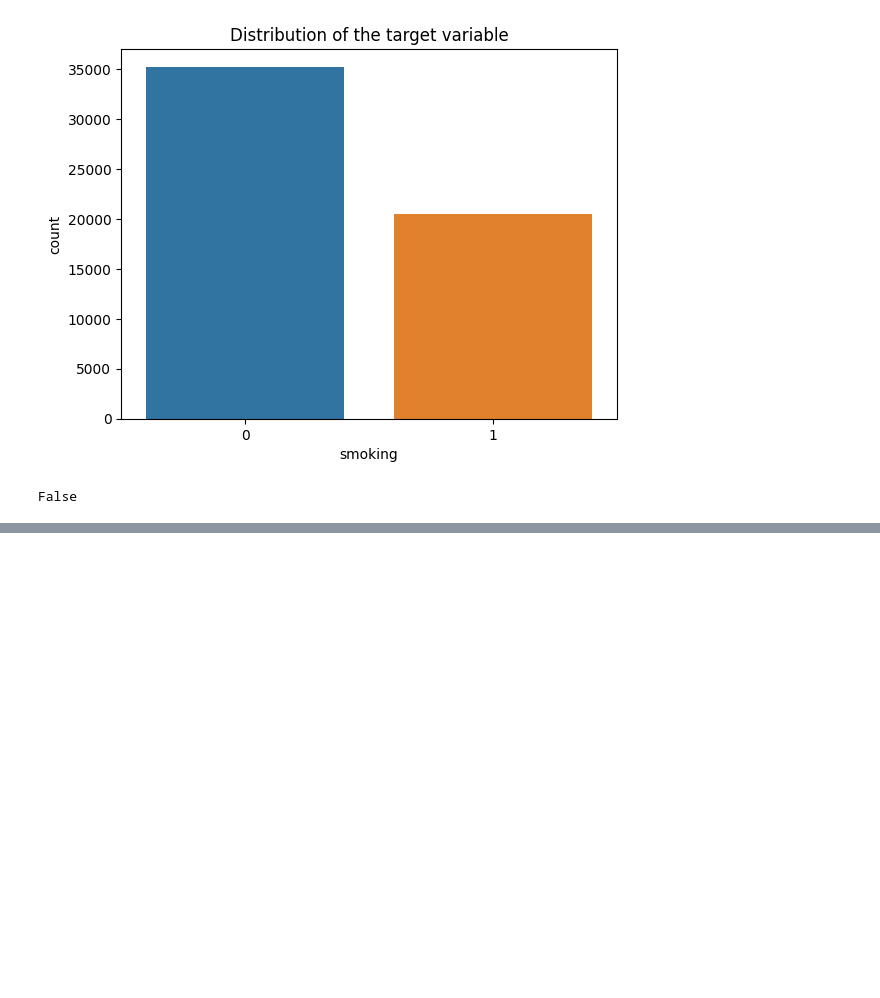
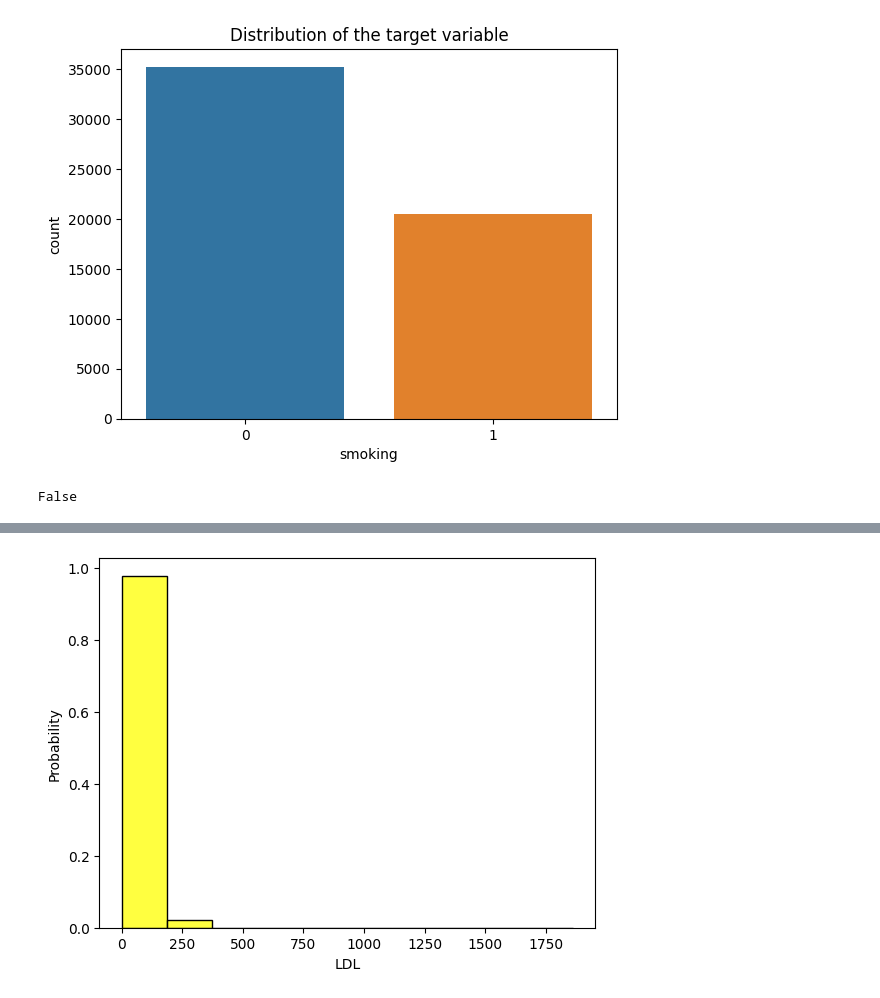
Before and after one commit to Renga1999/Data_Mining_Project_Body_Signal_due_to_smoking, a Jupyter notebook: Team2_python_project.ipynb, the cells around one changed output, grey strips where cells are left out. Cells and saved outputs as stored; diff of their text form; code cells hidden in the pictures; blank space fills up the shorter version.

```diff
--- a/Team2_python_project.ipynb
+++ b/Team2_python_project.ipynb
@@ -125,0 +252,6 @@ False
+# %%
+sns.histplot(x=df['LDL'], bins=10, kde=False,
+             stat="probability",
+             color='yellow' );
+# %% [output]
+[figure, added]
```
Also changed, not shown: parts of 32 cells of this notebook.
